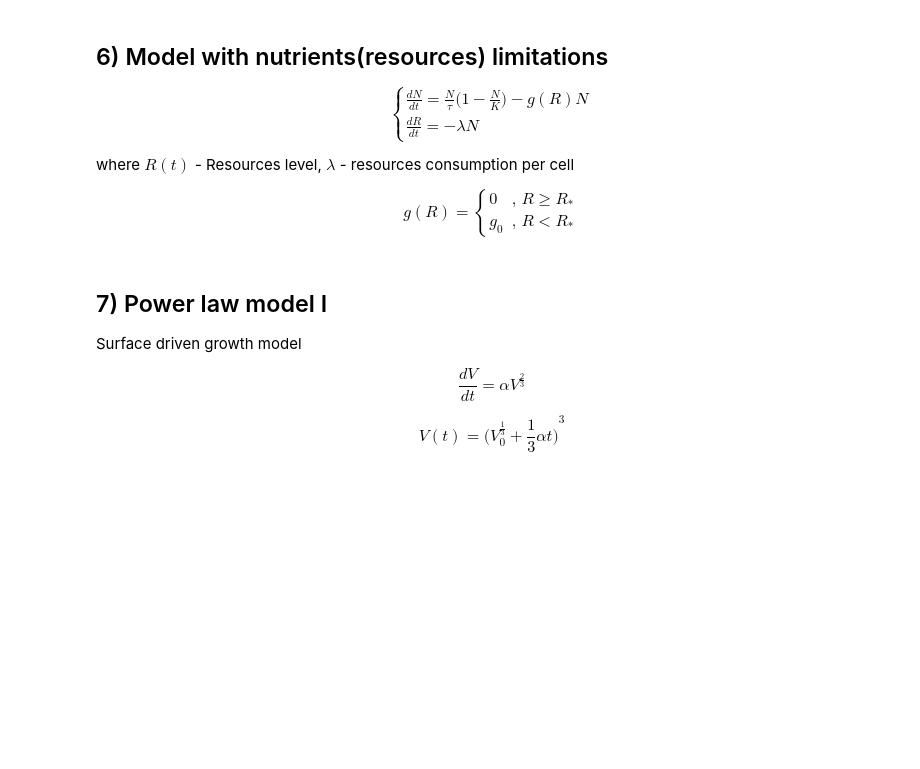
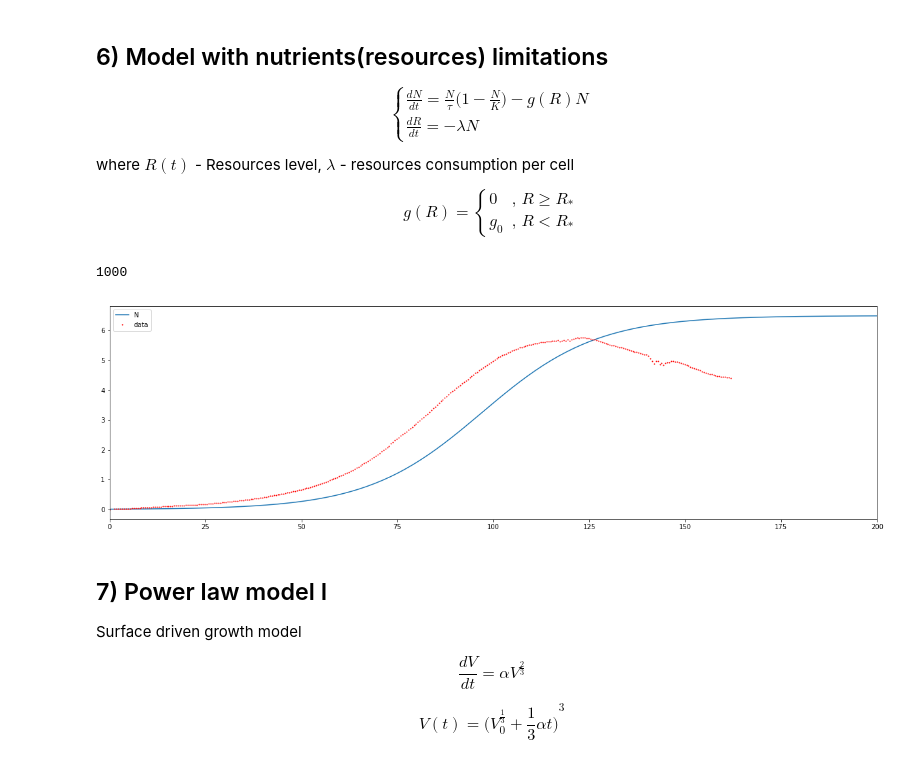
Before and after one commit to CalmScout/mathematical_oncology_course, a Jupyter notebook: practica_01/practica_01.ipynb, the cells around one changed output. Cells and saved outputs as stored; diff of their text form; code cells hidden in the pictures; blank space fills up the shorter version.

```diff
--- a/practica_01/practica_01.ipynb
+++ b/practica_01/practica_01.ipynb
@@ -345,6 +375,37 @@ $$
     \end{cases}
 \end{equation*}
 $$
+# %%
+def model_6_system(x, t, tau=3.0, K=6.5,lamb=1.5):
+    """
+    System of equations corresponding to model with nutrients limitations.
+    """
+    def g(r):
+        g_0 = 2.0
+        r_threshold = 10.0
+        if r >= r_threshold:
+            return 0
+        return g_0
+    n = x[0]
+    r = x[1]
+    dndt = n / tau * (1 - n / K) - g(r) * n
+    drdt = -lamb * n
+    return [dndt, drdt]
+# %%
+x0 = [1e-2, 1000]
+t = np.linspace(0, 200, 1000)
+x = odeint(model_6_system, x0, t)
+len(t)
+# %% [output]
+1000
+# %%
+plt.plot(x[:, 0], label='N')
+# plt.plot(x[:, 1], label='R')
+plt.plot(data[0]['H460_2000_B'], 'ro', markersize=1, label='data')
+plt.xlim(0, 200)
+plt.legend();
+# %% [output]
+[figure, added]
 # %% [markdown]
 ## 7) Power law model I
 Surface driven growth model
```
Also changed, not shown: parts of 43 cells of this notebook.
